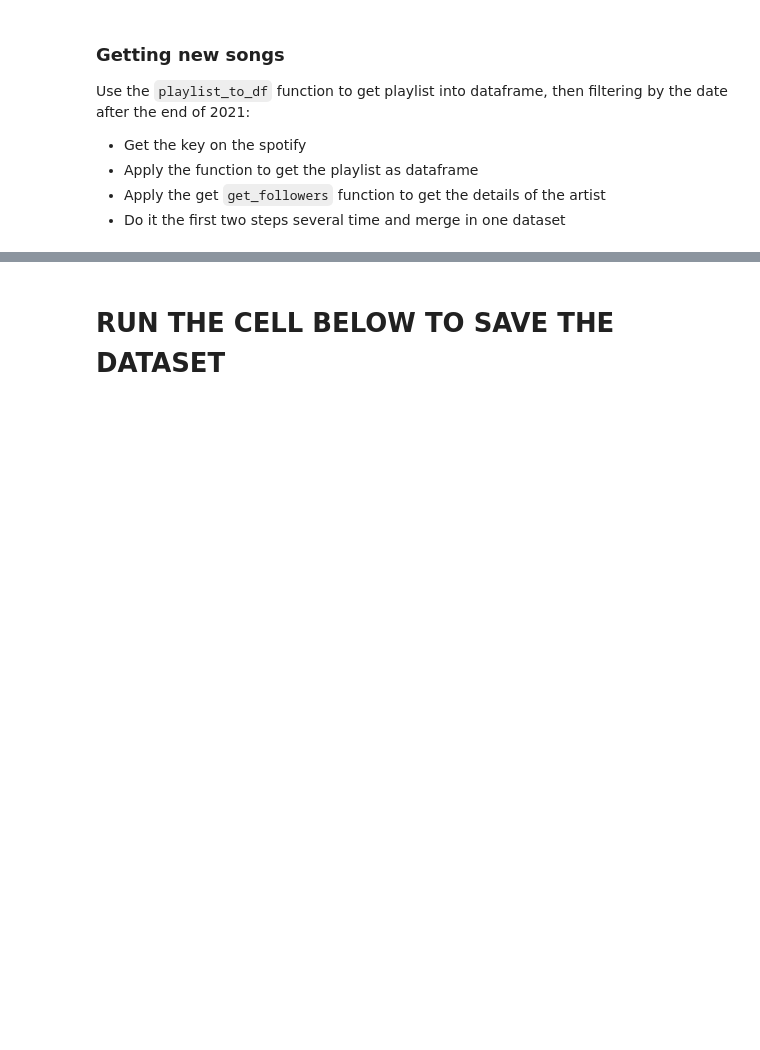
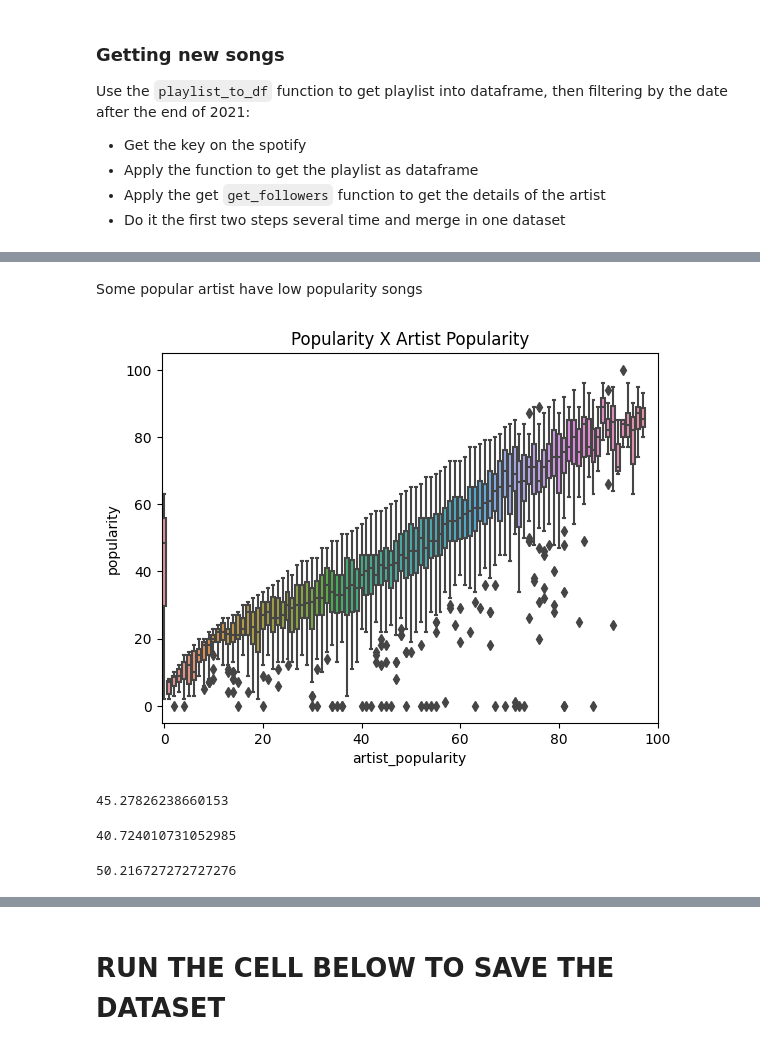
Before and after one commit to dmassonfr/Spotify_hit_predictor, a Jupyter notebook: notebooks/API_function_dataset.ipynb, the cells around one changed output, grey strips where cells are left out. Cells and saved outputs as stored; diff of their text form; code cells hidden in the pictures; blank space fills up the shorter version.

```diff
--- a/notebooks/API_function_dataset.ipynb
+++ b/notebooks/API_function_dataset.ipynb
@@ -169,0 +263,21 @@ data['popularity'].plot.hist(bins=30)
+# %% [markdown]
+Some popular artist have low popularity songs
+# %%
+sns.boxplot(x=data['artist_popularity'], y=data['popularity'])
+plt.xscale('linear')
+plt.xlim(right=100)
+plt.title('Popularity X Artist Popularity');
+# %% [output]
+[figure, added]
+# %%
+data.popularity.mean()
+# %% [output]
+45.27826238660153
+# %%
+data[data['release_date'] >= '2023-01-01']['popularity'].mean()
+# %% [output]
+40.724010731052985
+# %%
+data[data['release_date'] < '2023-01-01']['popularity'].mean()
+# %% [output]
+50.216727272727276
```
Also changed, not shown: parts of 26 cells of this notebook.
